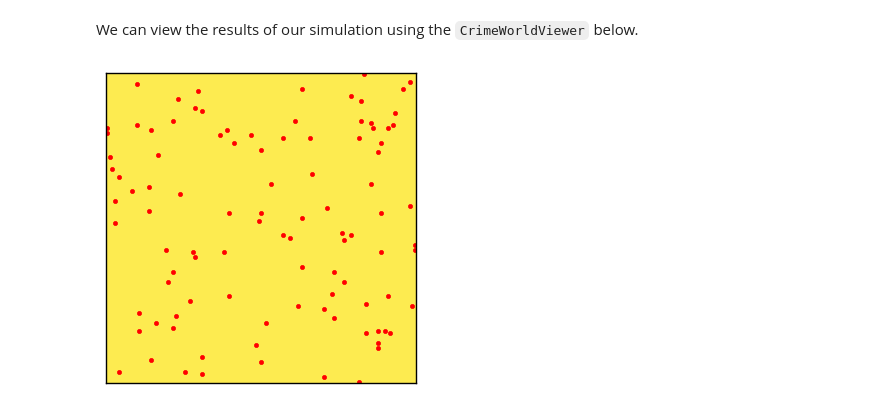
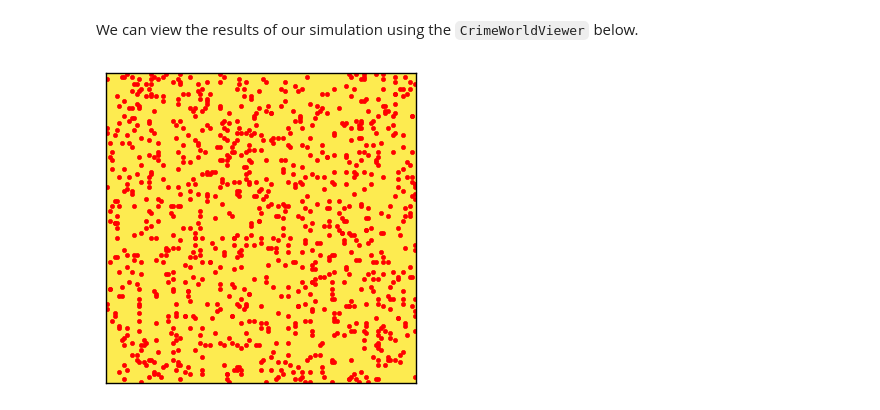
Before and after one commit to ericasaywhat/SmoothCriminals, a Jupyter notebook: code/crimeworldnotebook.ipynb, the cells around one changed output. Cells and saved outputs as stored; diff of their text form; code cells hidden in the pictures.

Commit message:
Updated code to plot robberies

```diff
--- a/code/crimeworldnotebook.ipynb
+++ b/code/crimeworldnotebook.ipynb
@@ -63,8 +63,7 @@ class Citizen():
         self.timeAtHome = 0
         self.time_from_home = 24*time_from_home
 
-
-    def step(self):
+    def step(self, n):
         self.wealth += 5
         if (self.isHome):
             if (self.timeAtHome >= 24 - self.time_from_home):
@@ -83,9 +82,12 @@ class Citizen():
             else:
                 self.timeAway += 1
                 directions = [[0,5], [0,-5], [5,0], [-5,0]]
-                #TODO: don't flee seattle
                 index = np.random.randint(4)
                 self.loc = np.add(self.loc, directions[index])
+                while (self.loc[0] < 0 or self.loc[1] < 0 or
+                      self.loc[0] >= n or self.loc[1] >= n):
+                    index = np.random.randint(4)
+                    self.loc = np.add(self.loc, directions[index])
 
                 if (self.timeAway % 5 == 0): #motivation is currently not in use
                     self.motivation += 1
@@ -188,11 +190,11 @@ class CrimeWorld(Cell2D):
             citizen.setPopo(True)  # set police
         # self.occupied = set(citizen.loc for citizen in self.citizens) # keep track of occupied cells
 
-    def step(self):
+    def step(self, n):
         num_citizens = float(self.params.get('num_citizens', 1000))
         prop_criminals = self.params.get('prop_criminals', 0.2)
         for citizen in self.citizens:
-            citizen.step()
+            citizen.step(n)
         for potential_criminal in random.sample(self.citizens, int(prop_criminals * num_citizens)):
             citizens_in_node = [x for x in self.citizens if np.array_equal(x.loc,potential_criminal.loc) and not x.isHome]
             if potential_criminal.decideToOffend(citizens_in_node):
@@ -200,8 +202,8 @@ class CrimeWorld(Cell2D):
                 if (target != None):
                     potential_criminal.rob()
                     target.getRobbed()
-#                 self.array[target.loc] += 1
                     self.total_robs += 1
+                    self.array[target.loc] += 1
 
         self.rob_count_seq.append(self.total_robs)
 # %% [markdown]
@@ -222,7 +224,7 @@ class CrimeWorldViewer(Cell2DViewer):
         grid: boolean, whether to draw grid lines
         """
         self.draw_array(self.viewee.array, origin='lower')
-        self.draw_agents()
+#         self.draw_agents()
 
     def draw_agents(self):
         """Plots the agents.
@@ -251,9 +253,10 @@ class CrimeWorldViewer(Cell2DViewer):
         ys = rows + 0.5
         return xs, ys
 # %%
+# Includes agents
 RandomSeed(17)
-env = CrimeWorld(127, num_citizens=100, prop_criminals=0.2, num_police=15, time_from_home = 0.3)
+env = CrimeWorld(127, num_citizens=1000, prop_criminals=0.2, num_police=200, time_from_home = 0.3)
 viewer = CrimeWorldViewer(env)
 viewer.draw()
 # %% [output]
-[figure, old version]
+[figure, new version]
```
Also changed, not shown: parts of 4 cells of this notebook.
